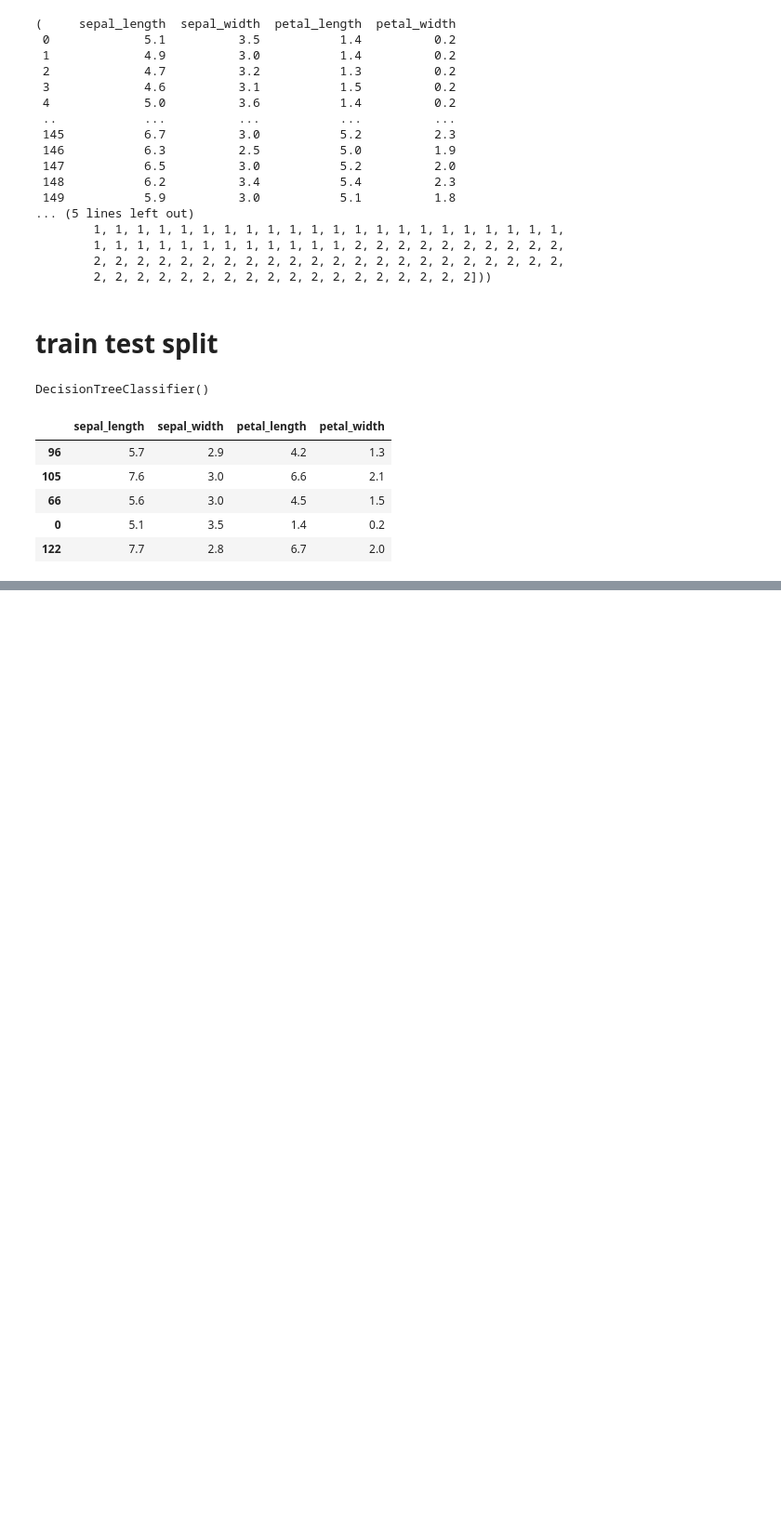
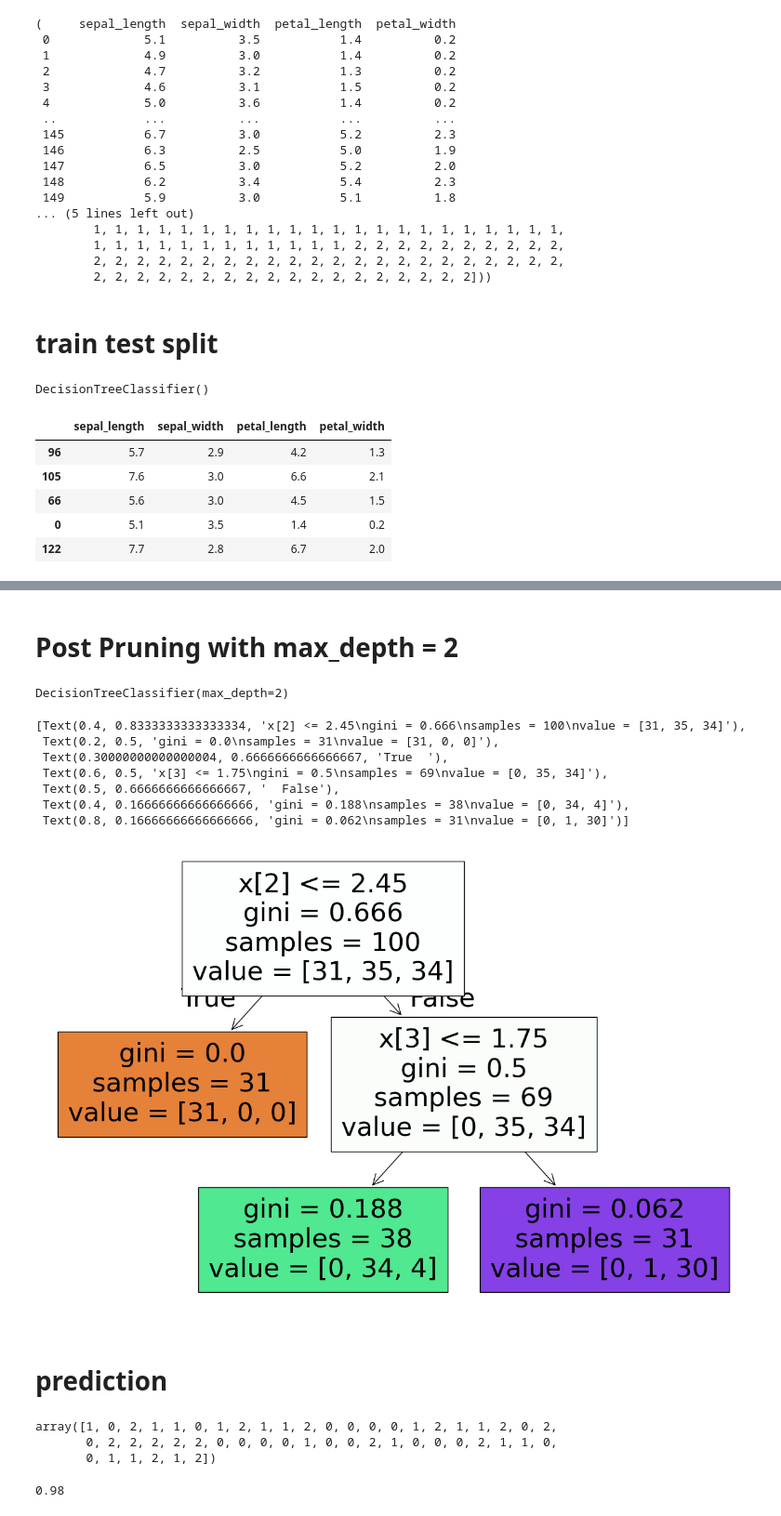
Before and after one commit to anjha1/Data-Science, a Jupyter notebook: Python/153. Decision Tree Classifier Implementation/Decision_Tree_Classifier_Implementation.ipynb, the cells around one changed output, grey strips where cells are left out. Shown at 93% size. Drawn from its saved outputs; the diff is of its cells as text; code cells hidden in the pictures; blank space fills up the shorter version.

```diff
--- a/Python/153. Decision Tree Classifier Implementation/Decision_Tree_Classifier_Implementation.ipynb
+++ b/Python/153. Decision Tree Classifier Implementation/Decision_Tree_Classifier_Implementation.ipynb
@@ -133,3 +133,27 @@ tree.plot_tree(treeclassifier, filled=True)
  Text(0.8333333333333334, 0.35714285714285715, 'gini = 0.0\nsamples = 2\nvalue = [0, 0, 2]'),
  Text(0.9166666666666666, 0.5, 'gini = 0.0\nsamples = 28\nvalue = [0, 0, 28]')]
 [figure]
+# %% [markdown]
+# Post Pruning with max_depth = 2
+# %%
+treeclassifier = DecisionTreeClassifier(max_depth=2)
+treeclassifier.fit(X_train, y_train)
+# %% [output]
+DecisionTreeClassifier(max_depth=2)
+# %%
+from sklearn import tree
+
+plt.figure(figsize=(15,10))
+
+tree.plot_tree(treeclassifier, filled=True)
+# %% [output]
+[Text(0.4, 0.8333333333333334, 'x[2] <= 2.45\ngini = 0.666\nsamples = 100\nvalue = [31, 35, 34]'),
+ Text(0.2, 0.5, 'gini = 0.0\nsamples = 31\nvalue = [31, 0, 0]'),
+ Text(0.30000000000000004, 0.6666666666666667, 'True  '),
+ Text(0.6, 0.5, 'x[3] <= 1.75\ngini = 0.5\nsamples = 69\nvalue = [0, 35, 34]'),
+ Text(0.5, 0.6666666666666667, '  False'),
+ Text(0.4, 0.16666666666666666, 'gini = 0.188\nsamples = 38\nvalue = [0, 34, 4]'),
+ Text(0.8, 0.16666666666666666, 'gini = 0.062\nsamples = 31\nvalue = [0, 1, 30]')]
+[figure, added]
+# %% [markdown]
+# prediction
@@ -135,0 +162,13 @@ tree.plot_tree(treeclassifier, filled=True)
+# %%
+y_pred
+# %% [output]
+array([1, 0, 2, 1, 1, 0, 1, 2, 1, 1, 2, 0, 0, 0, 0, 1, 2, 1, 1, 2, 0, 2,
+       0, 2, 2, 2, 2, 2, 0, 0, 0, 0, 1, 0, 0, 2, 1, 0, 0, 0, 2, 1, 1, 0,
+       0, 1, 1, 2, 1, 2])
+# %%
+from sklearn.metrics import accuracy_score, classification_report
+
+score = accuracy_score(y_pred, y_test)
+print(score)
+# %% [output]
+0.98
```
Also changed, not shown: parts of 3 cells of this notebook.
